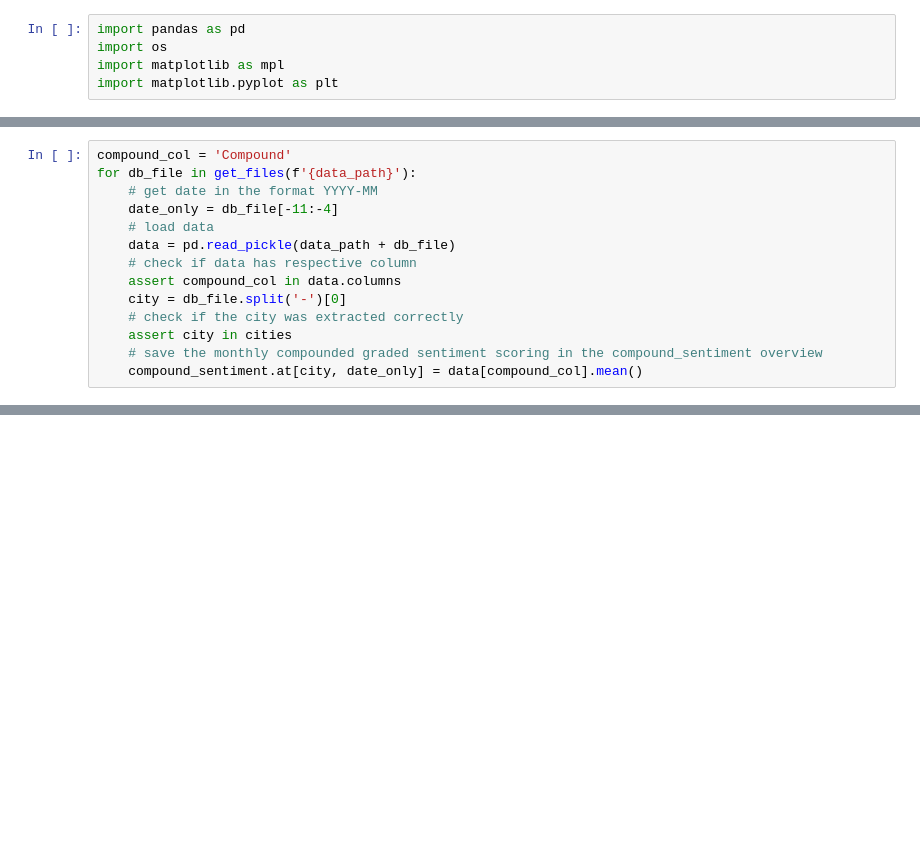
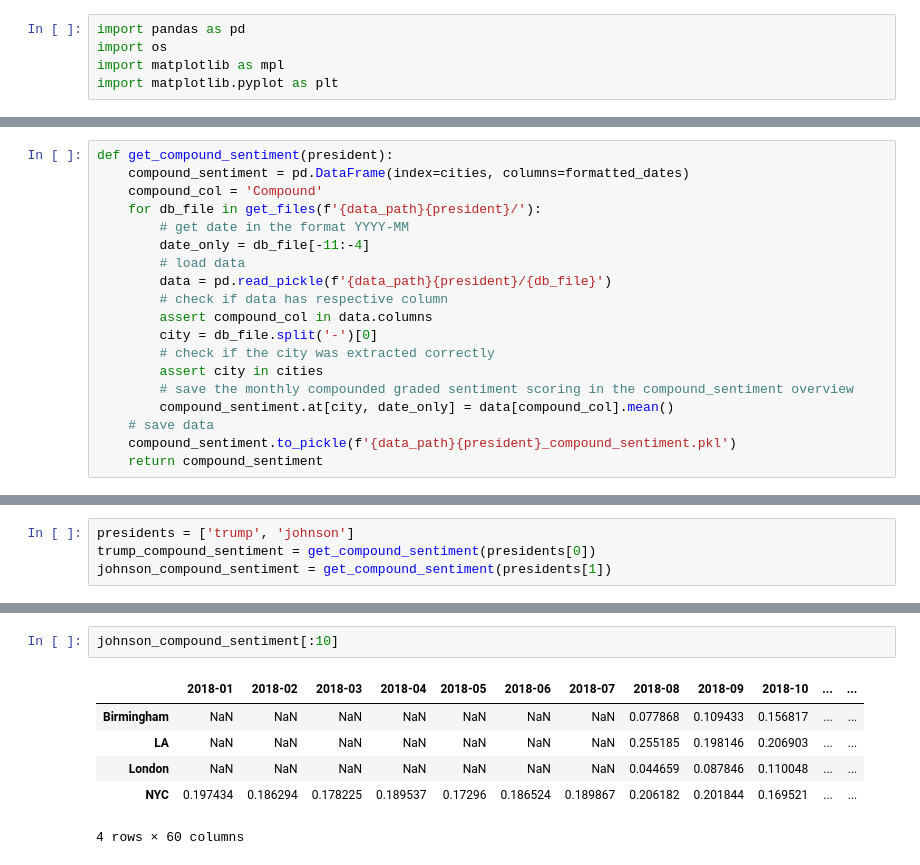
Before and after one commit to lgiesen/twitter-sentiment-analysis-politicians, a Jupyter notebook: 4_analysis.ipynb, the cells around one changed output, grey strips where cells are left out. Cells and saved outputs as stored; diff of their text form; blank space fills up the shorter version.

```diff
--- a/4_analysis.ipynb
+++ b/4_analysis.ipynb
@@ -57,14 +26,19 @@ compound_sentiment = pd.DataFrame(index=cities, columns=formatted_dates)
 # %%
-compound_col = 'Compound'
-for db_file in get_files(f'{data_path}'):
-    # get date in the format YYYY-MM
-    date_only = db_file[-11:-4]
-    # load data
-    data = pd.read_pickle(data_path + db_file)
-    # check if data has respective column
-    assert compound_col in data.columns
-    city = db_file.split('-')[0]
-    # check if the city was extracted correctly
-    assert city in cities
-    # save the monthly compounded graded sentiment scoring in the compound_sentiment overview
-    compound_sentiment.at[city, date_only] = data[compound_col].mean()
+def get_compound_sentiment(president):
+    compound_sentiment = pd.DataFrame(index=cities, columns=formatted_dates)
+    compound_col = 'Compound'
+    for db_file in get_files(f'{data_path}{president}/'):
+        # get date in the format YYYY-MM
+        date_only = db_file[-11:-4]
+        # load data
+        data = pd.read_pickle(f'{data_path}{president}/{db_file}')
+        # check if data has respective column
+        assert compound_col in data.columns
+        city = db_file.split('-')[0]
+        # check if the city was extracted correctly
+        assert city in cities
+        # save the monthly compounded graded sentiment scoring in the compound_sentiment overview
+        compound_sentiment.at[city, date_only] = data[compound_col].mean()
+    # save data
+    compound_sentiment.to_pickle(f'{data_path}{president}_compound_sentiment.pkl')
+    return compound_sentiment
@@ -87,0 +45,4 @@ compound_sentiment = compound_sentiment.drop(columns=del_cols)
+# %%
+presidents = ['trump', 'johnson']
+trump_compound_sentiment = get_compound_sentiment(presidents[0])
+johnson_compound_sentiment = get_compound_sentiment(presidents[1])
@@ -88 +90,10 @@ compound_sentiment = compound_sentiment.drop(columns=del_cols)
+# %%
+johnson_compound_sentiment[:10]
+# %% [output]
+|  | 2018-01 | 2018-02 | 2018-03 | 2018-04 | 2018-05 | 2018-06 | 2018-07 | 2018-08 | 2018-09 | 2018-10 | ... | ... |
+| Birmingham | NaN | NaN | NaN | NaN | NaN | NaN | NaN | 0.077868 | 0.109433 | 0.156817 | ... | ... |
+| LA | NaN | NaN | NaN | NaN | NaN | NaN | NaN | 0.255185 | 0.198146 | 0.206903 | ... | ... |
+| London | NaN | NaN | NaN | NaN | NaN | NaN | NaN | 0.044659 | 0.087846 | 0.110048 | ... | ... |
+| NYC | 0.197434 | 0.186294 | 0.178225 | 0.189537 | 0.17296 | 0.186524 | 0.189867 | 0.206182 | 0.201844 | 0.169521 | ... | ... |
+4 rows × 60 columns
 # %%
```
Also changed, not shown: parts of 17 cells of this notebook, 4 other files.
